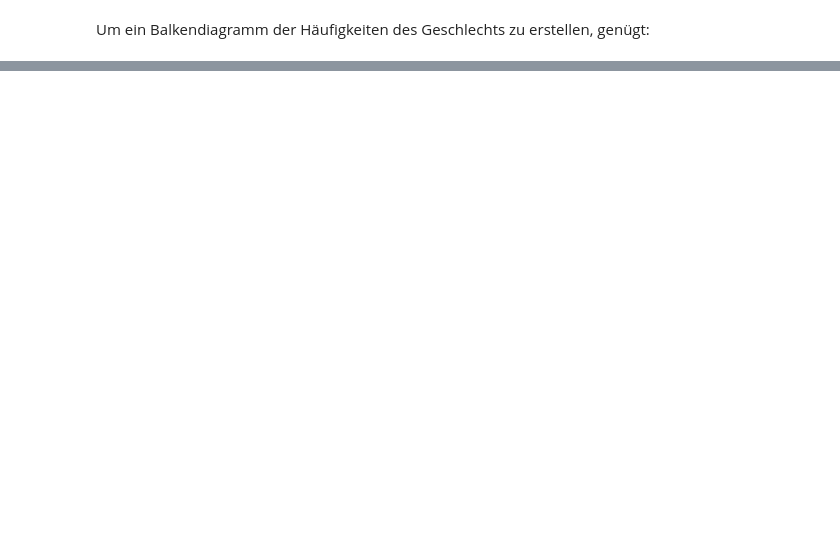
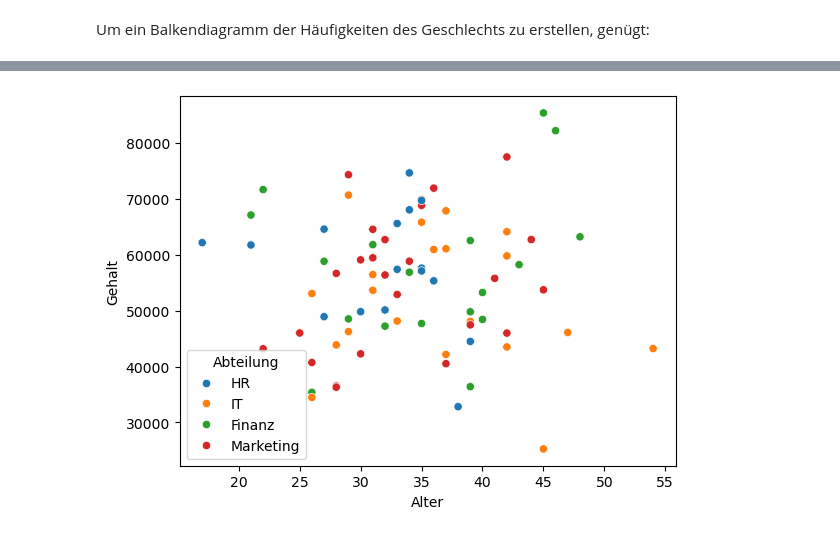
Before and after one commit to EikeSuemper/Meine-Lernreise-Aktuariat-QuantFinance, a Jupyter notebook: 01_Grundlagen/Python/Seaborn.ipynb, the cells around one changed output, grey strips where cells are left out. Drawn from its saved outputs; the diff is of its cells as text; code cells hidden in the pictures; blank space fills up the shorter version.

```diff
--- a/01_Grundlagen/Python/Seaborn.ipynb
+++ b/01_Grundlagen/Python/Seaborn.ipynb
@@ -52,0 +98,10 @@ plt.show()
+# %%
+sns.scatterplot(
+    data=df,
+    x='Alter',
+    y='Gehalt',
+    hue='Abteilung'
+)
+plt.show()
+# %% [output]
+[figure, added]
```
Also changed, not shown: parts of 11 cells of this notebook.
